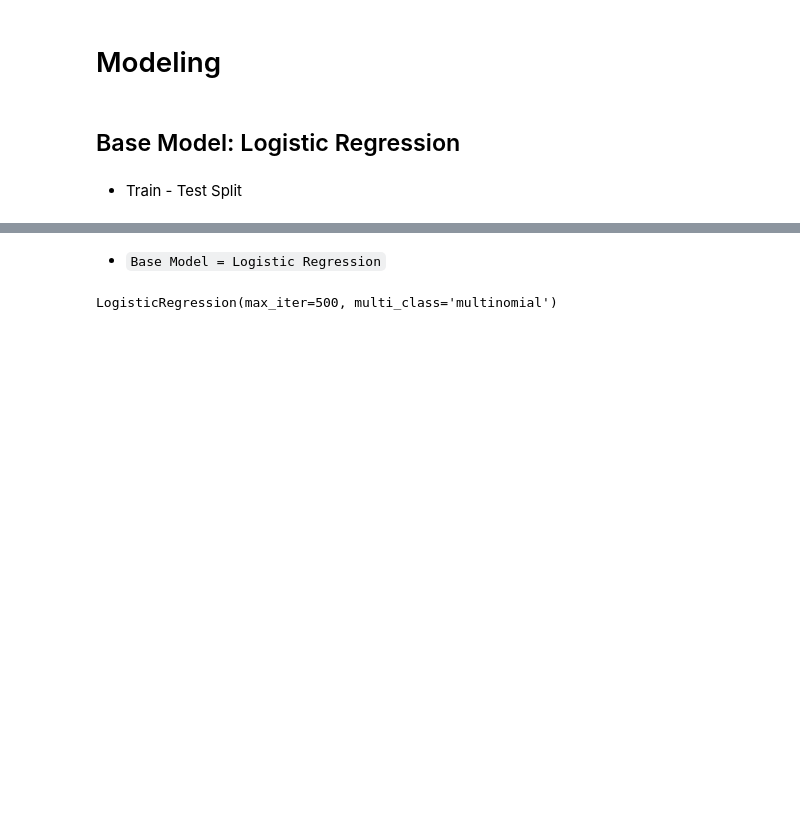
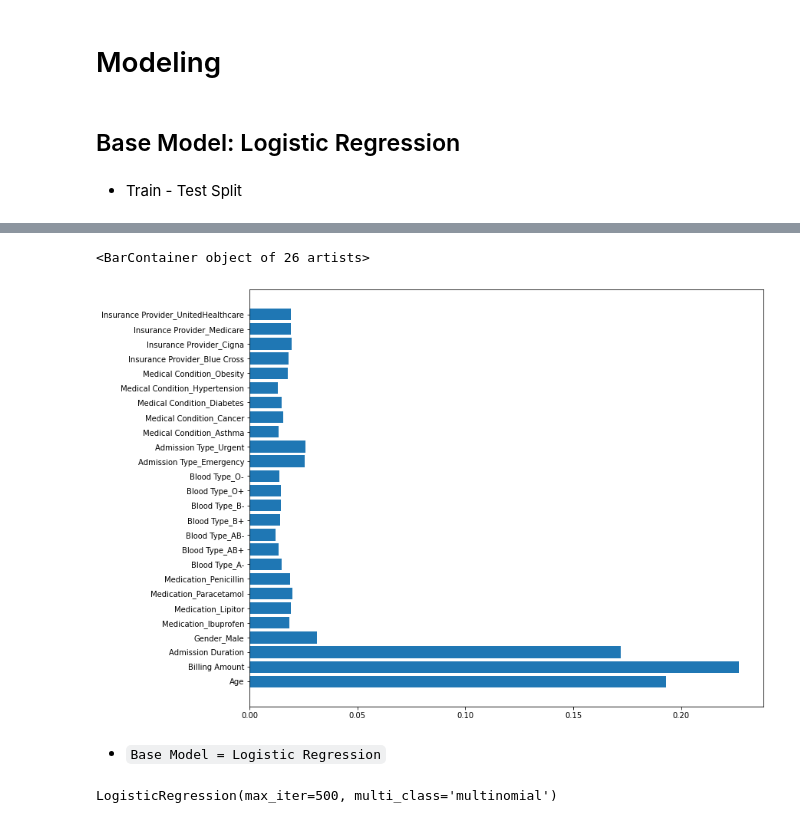
Before and after one commit to MrEktirir/Analysis-of-Healthcare, a Jupyter notebook: Notebooks/main.ipynb, the cells around one changed output, grey strips where cells are left out. Cells and saved outputs as stored; diff of their text form; code cells hidden in the pictures; blank space fills up the shorter version.

Commit message:
Random Forest
* Random Forests implemeted.

```diff
--- a/Notebooks/main.ipynb
+++ b/Notebooks/main.ipynb
@@ -472,5 +482,18 @@ print(y_test.shape)
 (41625,)
 (13875,)
+# %%
+from sklearn.ensemble import RandomForestClassifier
+
+model = RandomForestClassifier(random_state=42)
+model.fit(X_train, y_train)
+
+# Önem derecesini görselleştirin
+feature_importances = model.feature_importances_
+plt.figure(figsize=(12, 10))
+plt.barh(X.columns, feature_importances)
+# %% [output]
+<BarContainer object of 26 artists>
+[figure, added]
 # %% [markdown]
 * `Base Model = Logistic Regression`
 # %%
```
Also changed, not shown: parts of 12 cells of this notebook.
